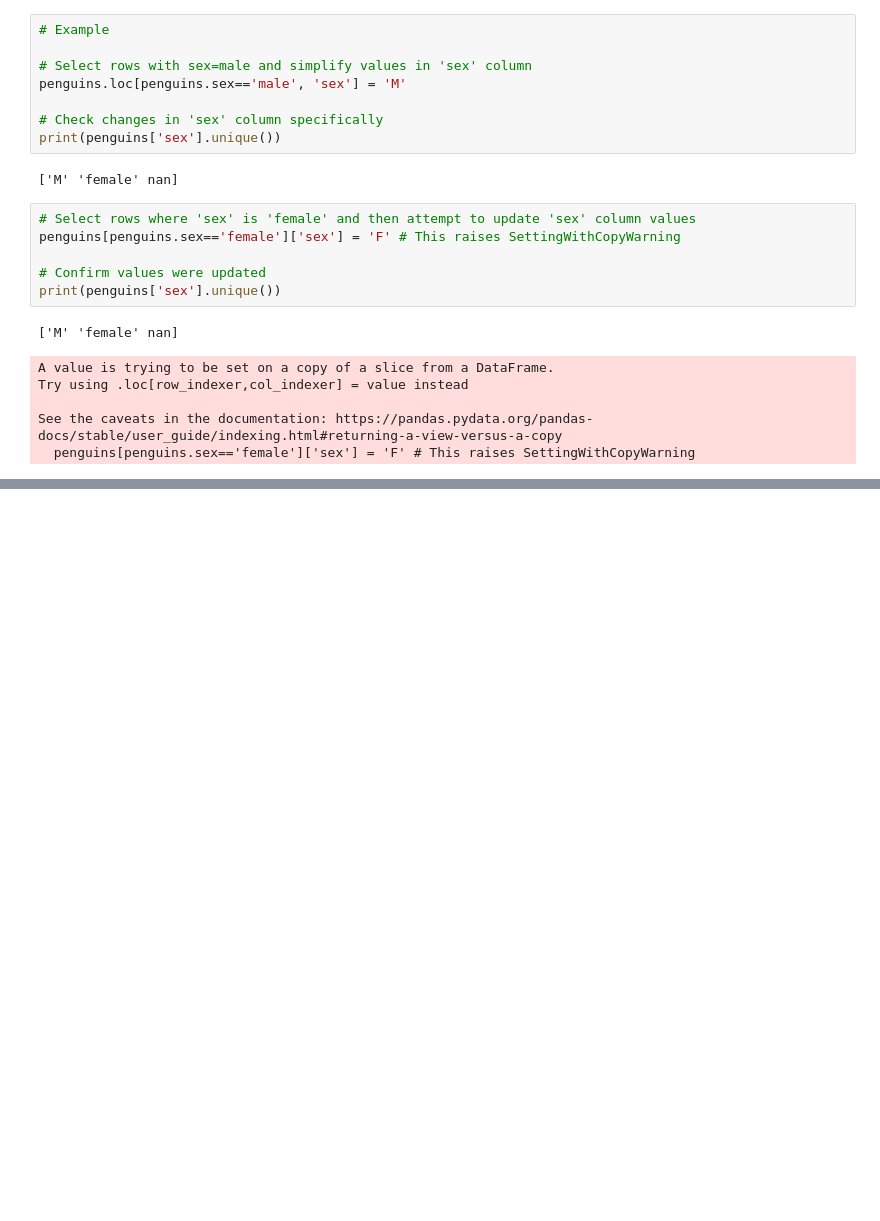
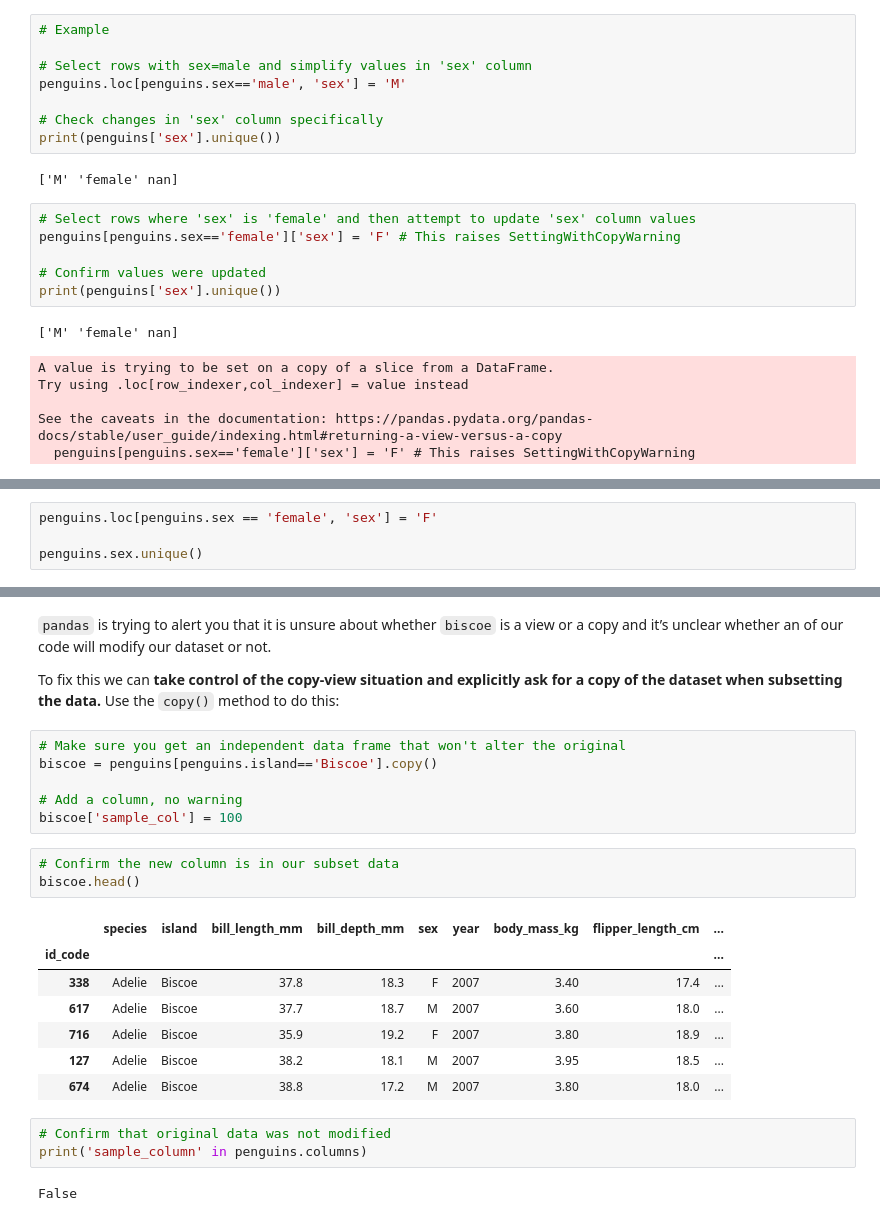
Before and after one commit to rellimylime/eds220-2025-in-class, a Jupyter notebook: week2-updating-dataframes.ipynb, the cells around one changed output, grey strips where cells are left out. Drawn from its saved outputs; the diff is of its cells as text; blank space fills up the shorter version.

Commit message:
completed updating dataframes notes

```diff
--- a/week2-updating-dataframes.ipynb
+++ b/week2-updating-dataframes.ipynb
@@ -262,0 +266,4 @@ See the caveats in the documentation: https://pandas.pydata.org/pandas-docs/stab
+# %%
+penguins.loc[penguins.sex == 'female', 'sex'] = 'F'
+
+penguins.sex.unique()
@@ -262,0 +293,26 @@ See the caveats in the documentation: https://pandas.pydata.org/pandas-docs/stab
+# %% [markdown]
+`pandas` is trying to alert you that it is unsure about whether `biscoe` is a view or a copy and it’s unclear whether an of our code will modify our dataset or not.
+
+To fix this we can **take control of the copy-view situation and explicitly ask for a copy of the dataset when subsetting the data.** Use the `copy()` method to do this:
+# %%
+# Make sure you get an independent data frame that won't alter the original
+biscoe = penguins[penguins.island=='Biscoe'].copy()
+
+# Add a column, no warning
+biscoe['sample_col'] = 100
+# %%
+# Confirm the new column is in our subset data
+biscoe.head()
+# %% [output]
+|  | species | island | bill_length_mm | bill_depth_mm | sex | year | body_mass_kg | flipper_length_cm | ... |
+| id_code |  |  |  |  |  |  |  |  | ... |
+| 338 | Adelie | Biscoe | 37.8 | 18.3 | F | 2007 | 3.40 | 17.4 | ... |
+| 617 | Adelie | Biscoe | 37.7 | 18.7 | M | 2007 | 3.60 | 18.0 | ... |
+| 716 | Adelie | Biscoe | 35.9 | 19.2 | F | 2007 | 3.80 | 18.9 | ... |
+| 127 | Adelie | Biscoe | 38.2 | 18.1 | M | 2007 | 3.95 | 18.5 | ... |
+| 674 | Adelie | Biscoe | 38.8 | 17.2 | M | 2007 | 3.80 | 18.0 | ... |
+# %%
+# Confirm that original data was not modified
+print('sample_column' in penguins.columns)
+# %% [output]
+False
```
Also changed, not shown: parts of 5 cells of this notebook.
